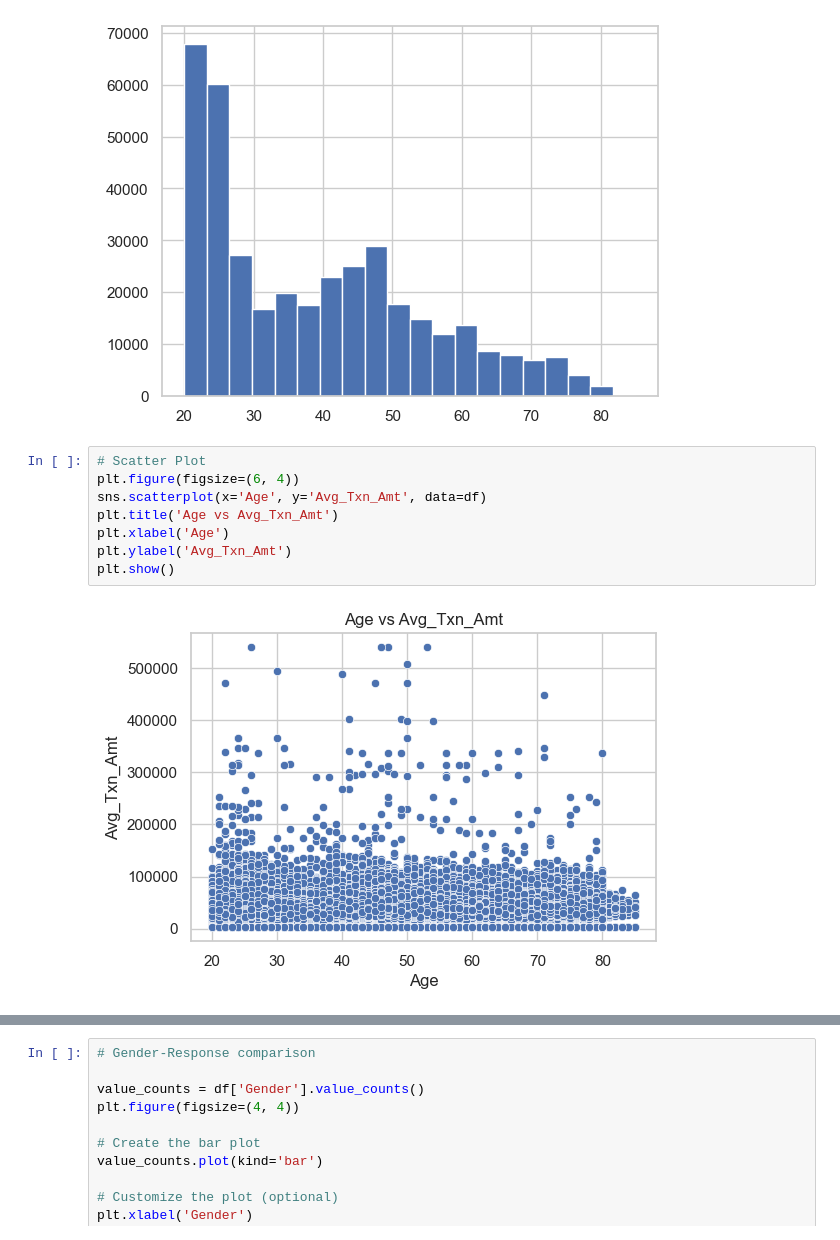
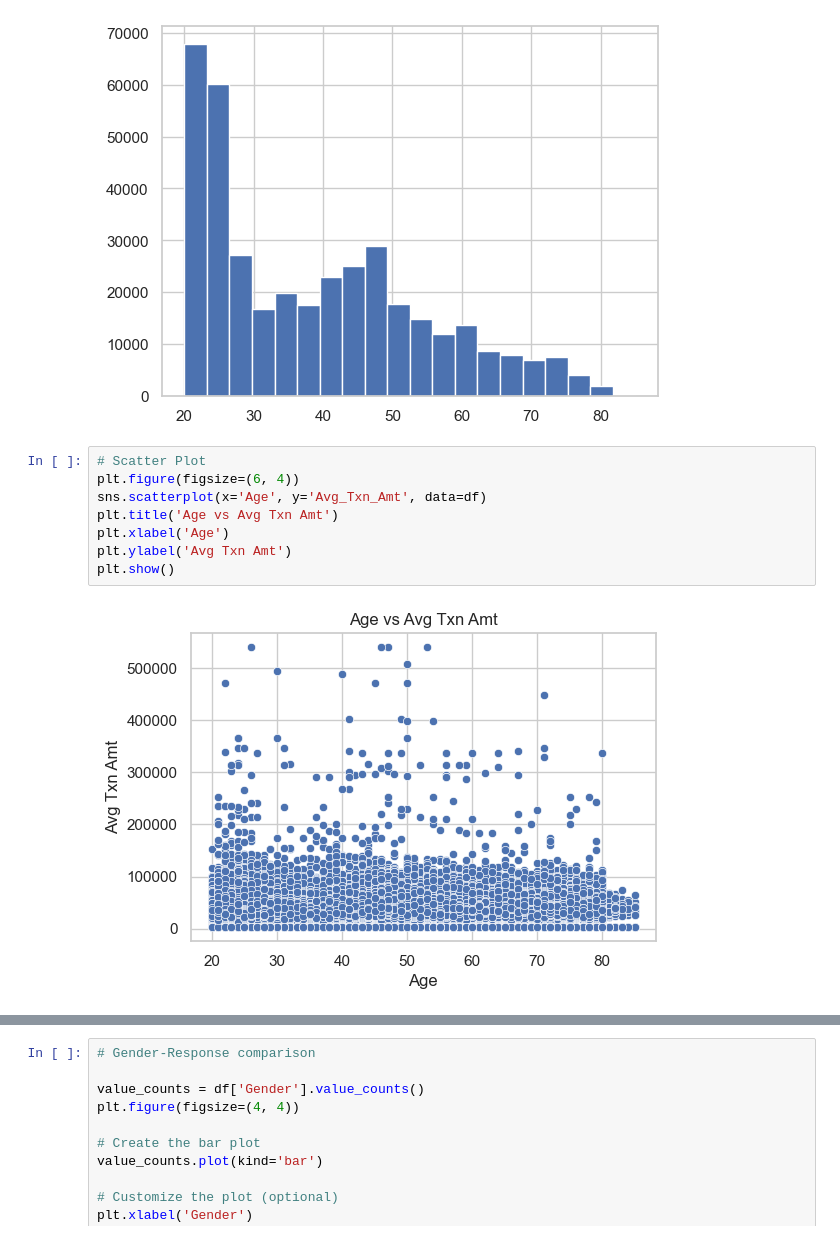
Before and after one commit to sandeepdash-mlops/MLOps-Proj-FintechDomain, a Jupyter notebook: notebook/exp-notebook.ipynb, the cells around one changed output, grey strips where cells are left out. Saved outputs shown, nothing was run; the diff lists cells and outputs as text.

```diff
--- a/notebook/exp-notebook.ipynb
+++ b/notebook/exp-notebook.ipynb
@@ -127,10 +127,10 @@ df['Age'].hist(bins=20)
 # %%
 # Scatter Plot
 plt.figure(figsize=(6, 4))
 sns.scatterplot(x='Age', y='Avg_Txn_Amt', data=df)
-plt.title('Age vs Avg_Txn_Amt')
+plt.title('Age vs Avg Txn Amt')
 plt.xlabel('Age')
-plt.ylabel('Avg_Txn_Amt')
+plt.ylabel('Avg Txn Amt')
 plt.show()
 # %% [output]
-[figure, old version]
+[figure, new version]
```
Also changed, not shown: parts of 20 cells of this notebook, 13 other files.
